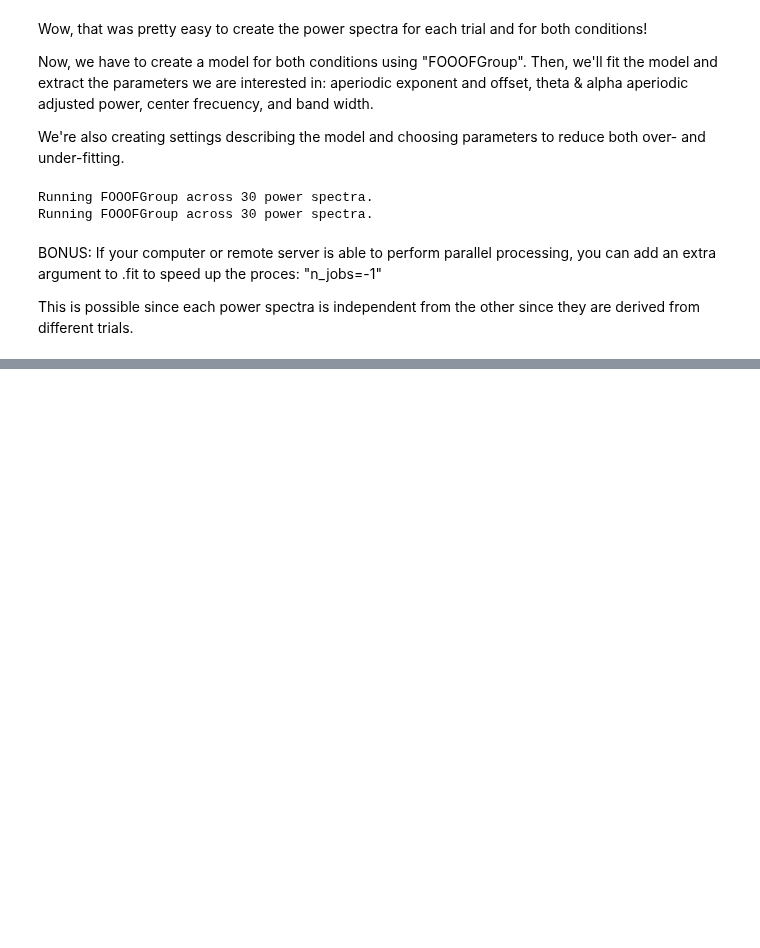
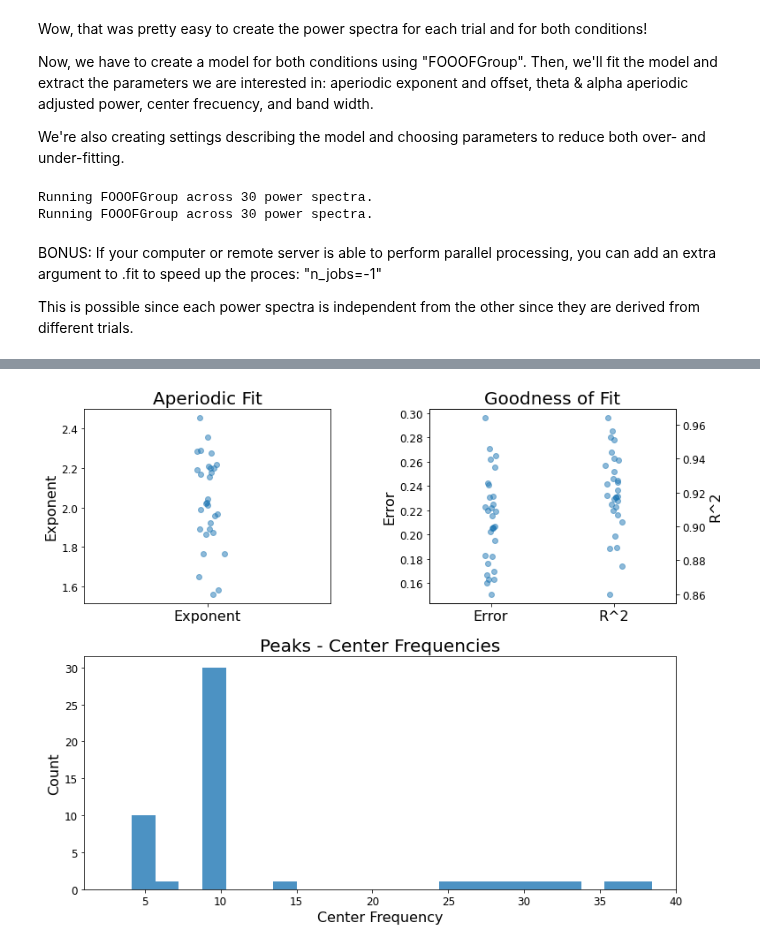
Before and after one commit to voytekresearch/spr, a Jupyter notebook: specparam_01-SimData.ipynb, the cells around one changed output, grey strips where cells are left out. Saved outputs shown, nothing was run; the diff lists cells and outputs as text; code cells hidden in the pictures; blank space fills up the shorter version.

```diff
--- a/specparam_01-SimData.ipynb
+++ b/specparam_01-SimData.ipynb
@@ -182,0 +208,4 @@ This is possible since each power spectra is independent from the other since th
+# %%
+model_c1.plot()
+# %% [output]
+[figure, added]
```
Also changed, not shown: parts of 25 cells of this notebook.
